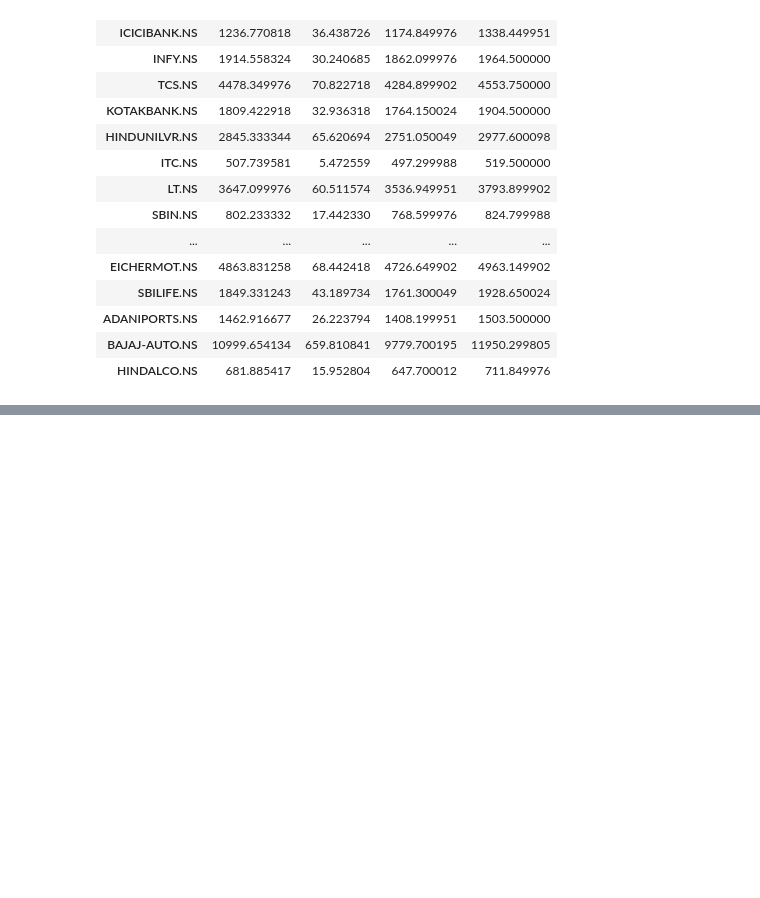
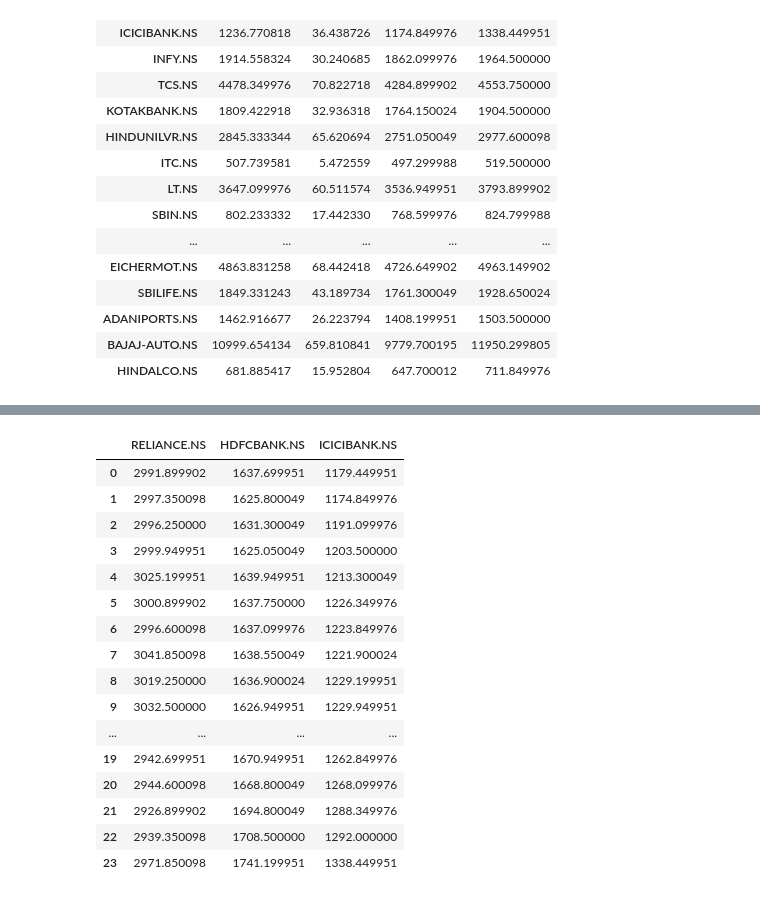
Before and after one commit to jc-cedric/financial-data-analysis, a Jupyter notebook: index.ipynb, the cells around one changed output, grey strips where cells are left out. Drawn from its saved outputs; the diff is of its cells as text; code cells hidden in the pictures; blank space fills up the shorter version.

Commit message:
portfolio analysis

```diff
--- a/index.ipynb
+++ b/index.ipynb
@@ -162,0 +167,23 @@ descriptive_stats
+# %%
+# assign weights to a subset of stocks (example: RELIANCE.NS, HDFCBANK.NS, ICICIBANK.NS)
+weights = [0.4, 0.35, 0.25]
+portfolio_data = df[['RELIANCE.NS', 'HDFCBANK.NS', 'ICICIBANK.NS']]
+portfolio_data
+# %% [output]
+|  | RELIANCE.NS | HDFCBANK.NS | ICICIBANK.NS |
+| 0 | 2991.899902 | 1637.699951 | 1179.449951 |
+| 1 | 2997.350098 | 1625.800049 | 1174.849976 |
+| 2 | 2996.250000 | 1631.300049 | 1191.099976 |
+| 3 | 2999.949951 | 1625.050049 | 1203.500000 |
+| 4 | 3025.199951 | 1639.949951 | 1213.300049 |
+| 5 | 3000.899902 | 1637.750000 | 1226.349976 |
+| 6 | 2996.600098 | 1637.099976 | 1223.849976 |
+| 7 | 3041.850098 | 1638.550049 | 1221.900024 |
+| 8 | 3019.250000 | 1636.900024 | 1229.199951 |
+| 9 | 3032.500000 | 1626.949951 | 1229.949951 |
+| ... | ... | ... | ... |
+| 19 | 2942.699951 | 1670.949951 | 1262.849976 |
+| 20 | 2944.600098 | 1668.800049 | 1268.099976 |
+| 21 | 2926.899902 | 1694.800049 | 1288.349976 |
+| 22 | 2939.350098 | 1708.500000 | 1292.000000 |
+| 23 | 2971.850098 | 1741.199951 | 1338.449951 |
```
Also changed, not shown: parts of 4 cells of this notebook.
